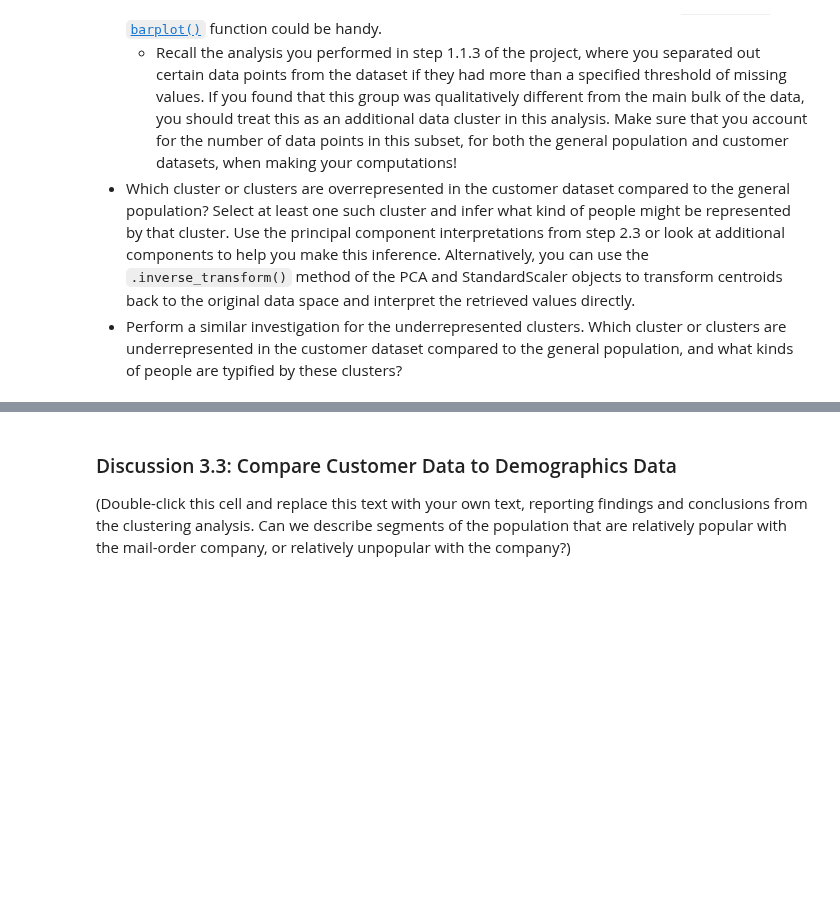
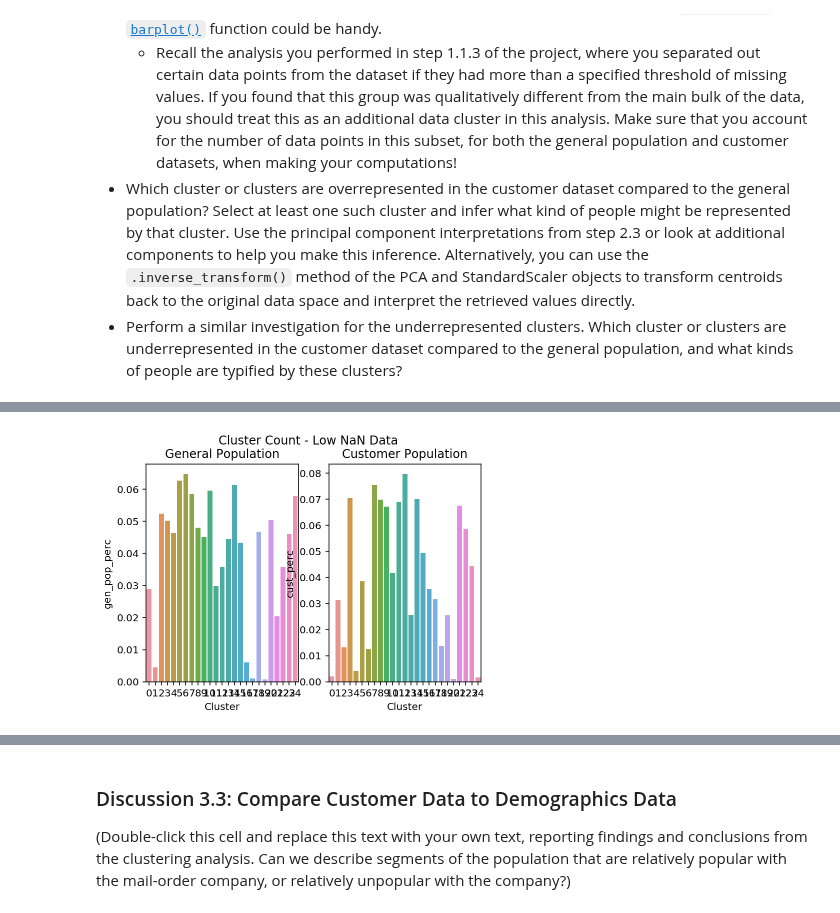
Before and after one commit to ChristopherDaigle/Udacity, a Jupyter notebook: IntroductionToMachineLearningProgram/Part4_UnsupervisedLearning/Project/Identify_Customer_Segments1.ipynb, the cells around one changed output, grey strips where cells are left out. Saved outputs shown, nothing was run; the diff lists cells and outputs as text; code cells hidden in the pictures; blank space fills up the shorter version.

```diff
--- a/IntroductionToMachineLearningProgram/Part4_UnsupervisedLearning/Project/Identify_Customer_Segments1.ipynb
+++ b/IntroductionToMachineLearningProgram/Part4_UnsupervisedLearning/Project/Identify_Customer_Segments1.ipynb
@@ -1447,0 +1440,3 @@ total_proportions = pd.concat([general_proportions, customer_proportions])
+# %%
+perc_data = pd.DataFrame({'gen_pop_perc': gen_pop_clust_perc, 'cust_perc': customer_clust_perc})
+perc_data.index.names=['Cluster']
@@ -1448,3 +1455,15 @@ total_proportions = pd.concat([general_proportions, customer_proportions])
+# %%
+## CLUSTER Perc - LOW NAN DATA
+# plt.figure(figsize=(20,10))
+fig, (ax1, ax2) = plt.subplots(1,2, sharey=False)
+fig.suptitle('Cluster Count - Low NaN Data')
+ax1.set_title('General Population')
+ax2.set_title('Customer Population')
+sns.barplot(x=perc_data.index, y=perc_data.gen_pop_perc, ax=ax1)
+sns.barplot(x=perc_data.index, y=perc_data.cust_perc, ax=ax2)
+plt.show()
+# %% [output]
+[figure, added]
 # %%
 # What kinds of people are part of a cluster that is overrepresented in the
 # customer data compared to the general population?
```
Also changed, not shown: parts of 34 cells of this notebook.
